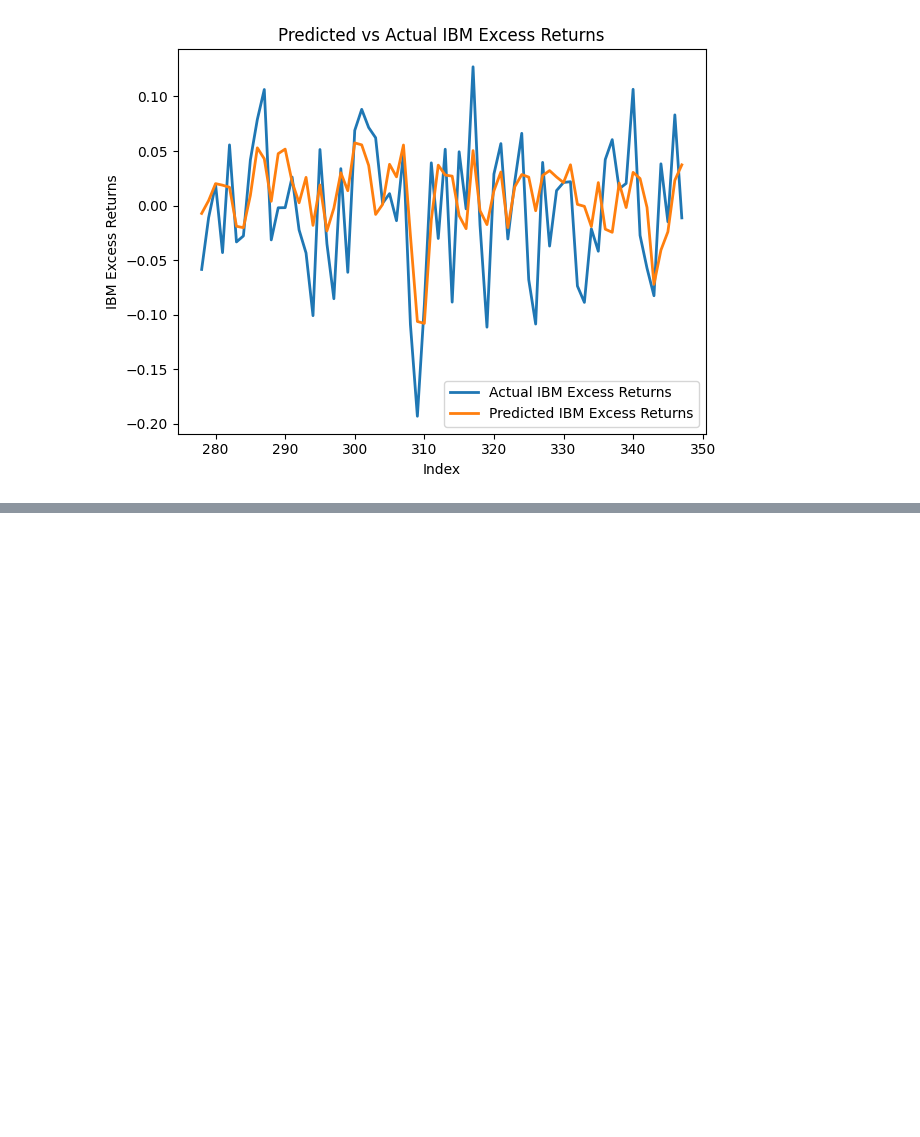
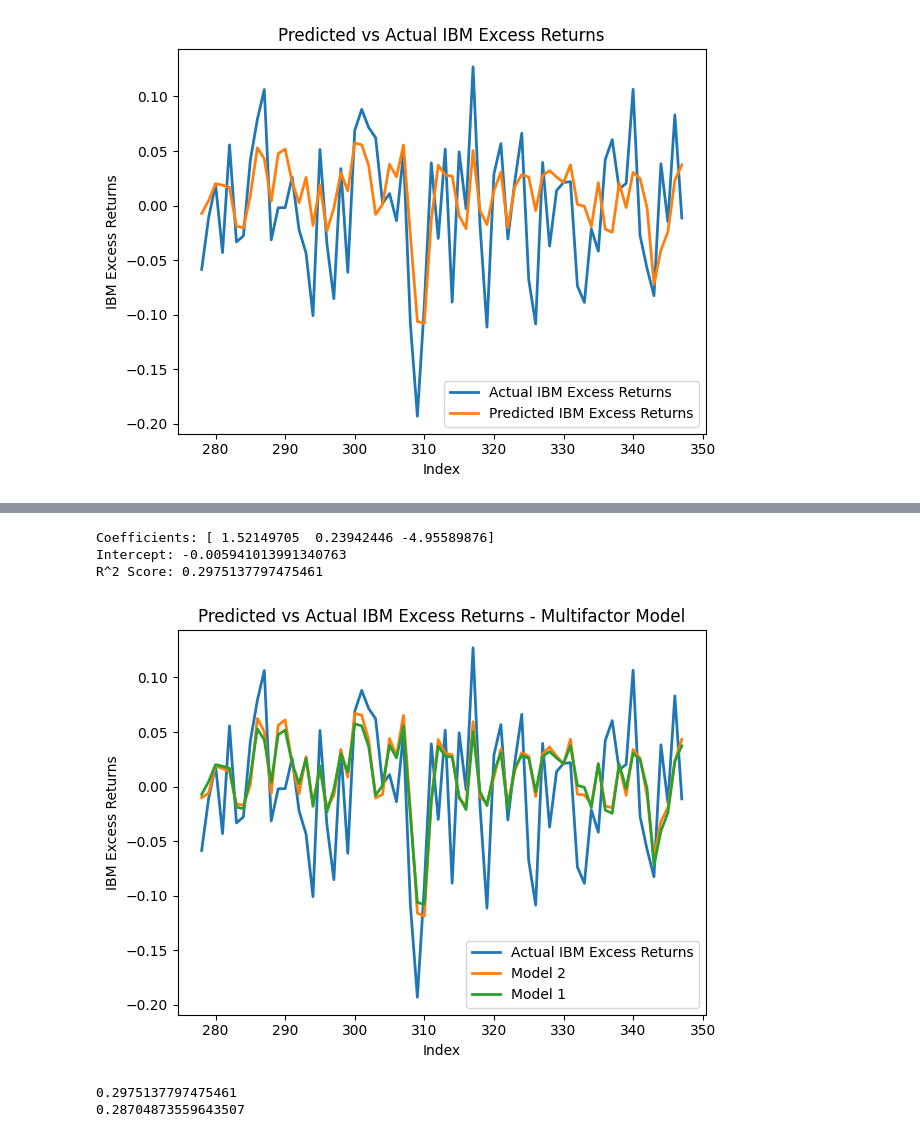
Before and after one commit to talhajamal11/regression_analysis, a Jupyter notebook: src/linear_regression .ipynb, the cells around one changed output, grey strips where cells are left out. Cells and saved outputs as stored; diff of their text form; code cells hidden in the pictures; blank space fills up the shorter version.

Commit message:
Multifactor Model is slightly better

```diff
--- a/src/linear_regression .ipynb
+++ b/src/linear_regression .ipynb
@@ -89,3 +89,8 @@ plt.show()
 data['D'] = (data['Market Excess Return'] > 0).astype(int)
 
 # Generate Features
+data['Factor 1'] = data['D']*data['Market Excess Return']
+data['Factor 2'] = (1 - data['D'])*data['Market Excess Return']
+data['Factor 3'] = (data['Market Excess Return'])**2
+
+data.head()
@@ -91,0 +104,48 @@ data['D'] = (data['Market Excess Return'] > 0).astype(int)
+# %%
+# Do a 80-20 split of data for training and testing the CAPM Model
+M2_train = data[ :277]
+M2_test = data[ 277:]
+
+M2_X_train = M2_train[['Factor 1', 'Factor 2', 'Factor 3']] # Train features must be 2D
+M2_Y_train = M2_train['Excess Return'] # Target feature must be 1D
+
+M2_X_test = M2_test[['Factor 1', 'Factor 2', 'Factor 3']]
+M2_Y_test = M2_test['Excess Return']
+# %%
+# Run Multiple Factor CAPM Model
+model_2 = LinearRegression()
+model_2.fit(M2_X_train, M2_Y_train)
+
+# Coefficient and Intercept
+print(f"Coefficients: {model_2.coef_}")
+print(f"Intercept: {model_2.intercept_}")
+
+# Scoring the model (R^2 Score)
+model_2_r2_score = model_2.score(X, Y)
+print(f"R^2 Score: {model_2_r2_score}")
+# %% [output]
+Coefficients: [ 1.52149705  0.23942446 -4.95589876]
+Intercept: -0.005941013991340763
+R^2 Score: 0.2975137797475461
+# %%
+# Predictions
+M2_Y_pred = model_2.predict(M2_X_test)
+# %%
+# Plotting Prediction and Actual Values
+plt.plot(M2_Y_test.index, M2_Y_test, label='Actual IBM Excess Returns', linewidth=2)
+plt.plot(M2_Y_test.index, M2_Y_pred, label='Model 2', linewidth=2)
+plt.plot(M2_Y_test.index, Y_pred, label='Model 1', linewidth=2)
+plt.xlabel('Index')
+plt.ylabel('IBM Excess Returns')
+plt.title('Predicted vs Actual IBM Excess Returns - Multifactor Model')
+plt.legend()
+plt.tight_layout()
+plt.show()
+# %% [output]
+[figure, added]
+# %%
+print(model_2_r2_score)
+print(r2_score)
+# %% [output]
+0.2975137797475461
+0.28704873559643507
```
Also changed, not shown: parts of 1 cell of this notebook.
